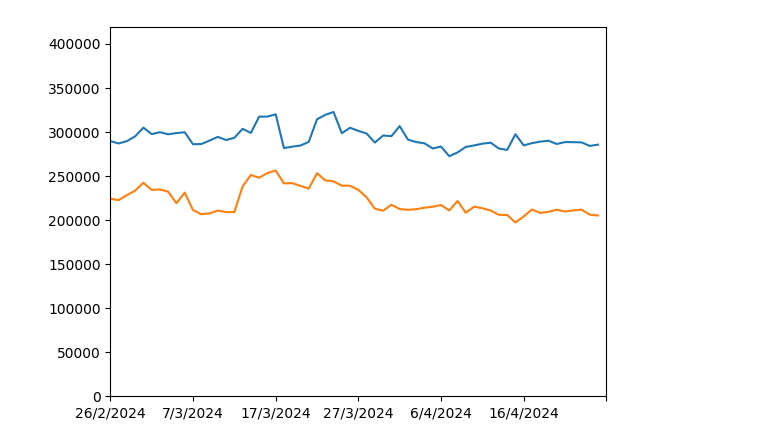
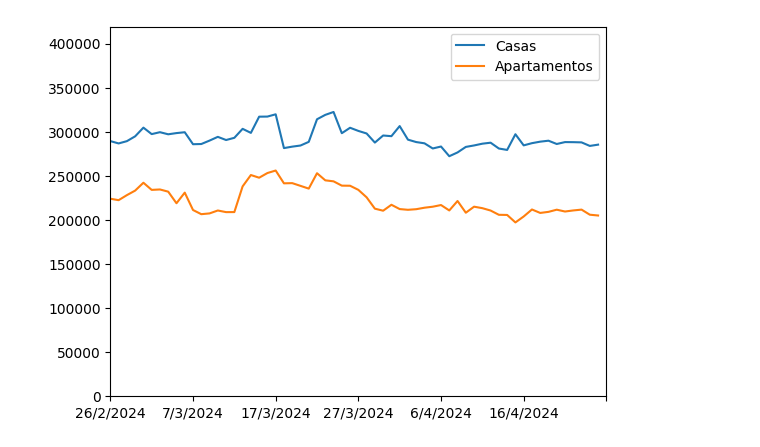
Before and after one commit to feliperodriguezd/PrecioInmueblesMercadoLibre, a Jupyter notebook: Data/GeneradorDeGrafico.ipynb, the cells around one changed output. Saved outputs shown, nothing was run; the diff lists cells and outputs as text; code cells hidden in the pictures.

```diff
--- a/Data/GeneradorDeGrafico.ipynb
+++ b/Data/GeneradorDeGrafico.ipynb
@@ -11,10 +10,11 @@ precioCasa = all2["preciocasa"].tolist()
 precioApartamento = all2["precioapartamento"].tolist()
 # %%
 fig, ax = plt.subplots()
-ax.plot(fecha, precioCasa)
-ax.plot(fecha, precioApartamento)
+ax.plot(fecha, precioCasa, label="Casas")
+ax.plot(fecha, precioApartamento, label="Apartamentos")
 ax.axis((0, len(fecha), 0, max(precioCasa)*1.3))
 ax.xaxis.set_major_locator(plt.MaxNLocator(6))
+plt.legend()
 plt.show()
 # %% [output]
-[figure, old version]
+[figure, new version]
```
Also changed, not shown: parts of 1 cell of this notebook.
